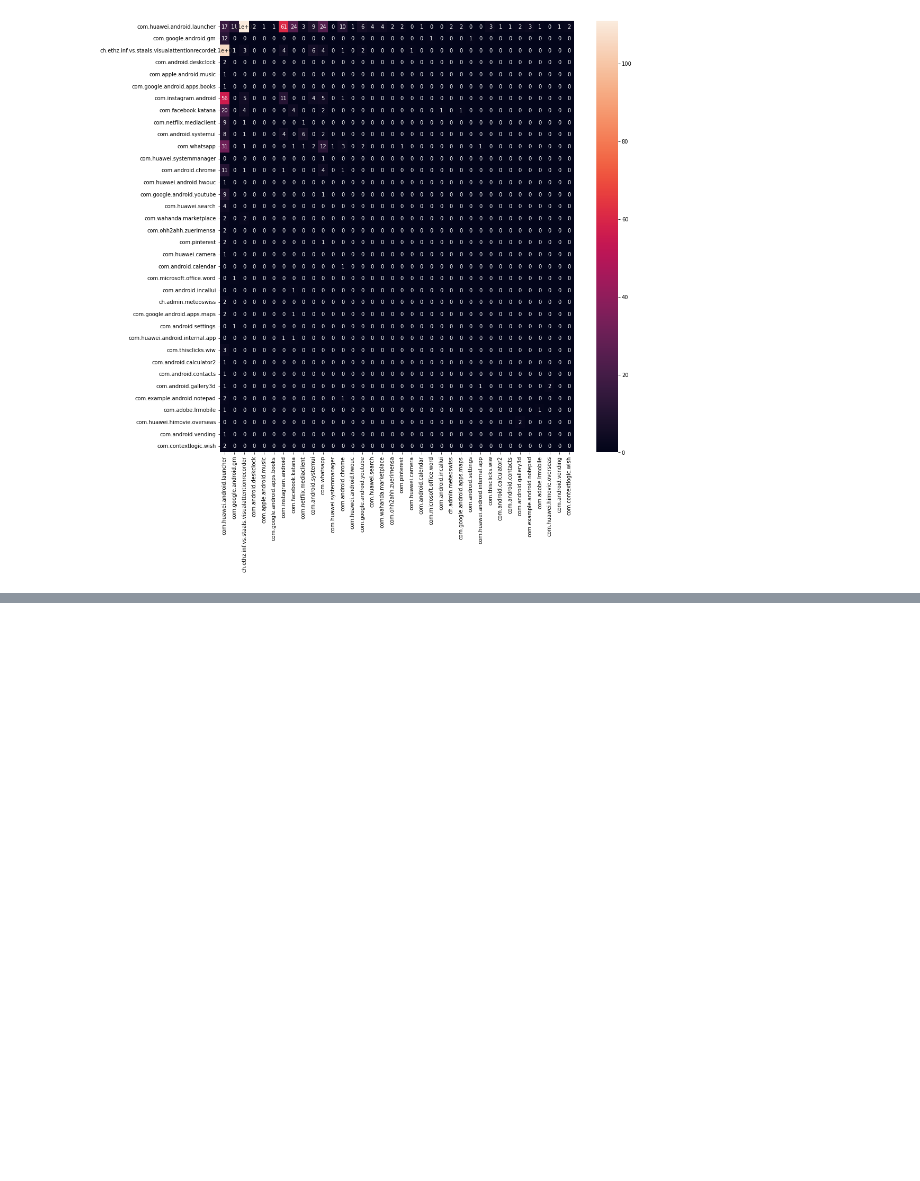
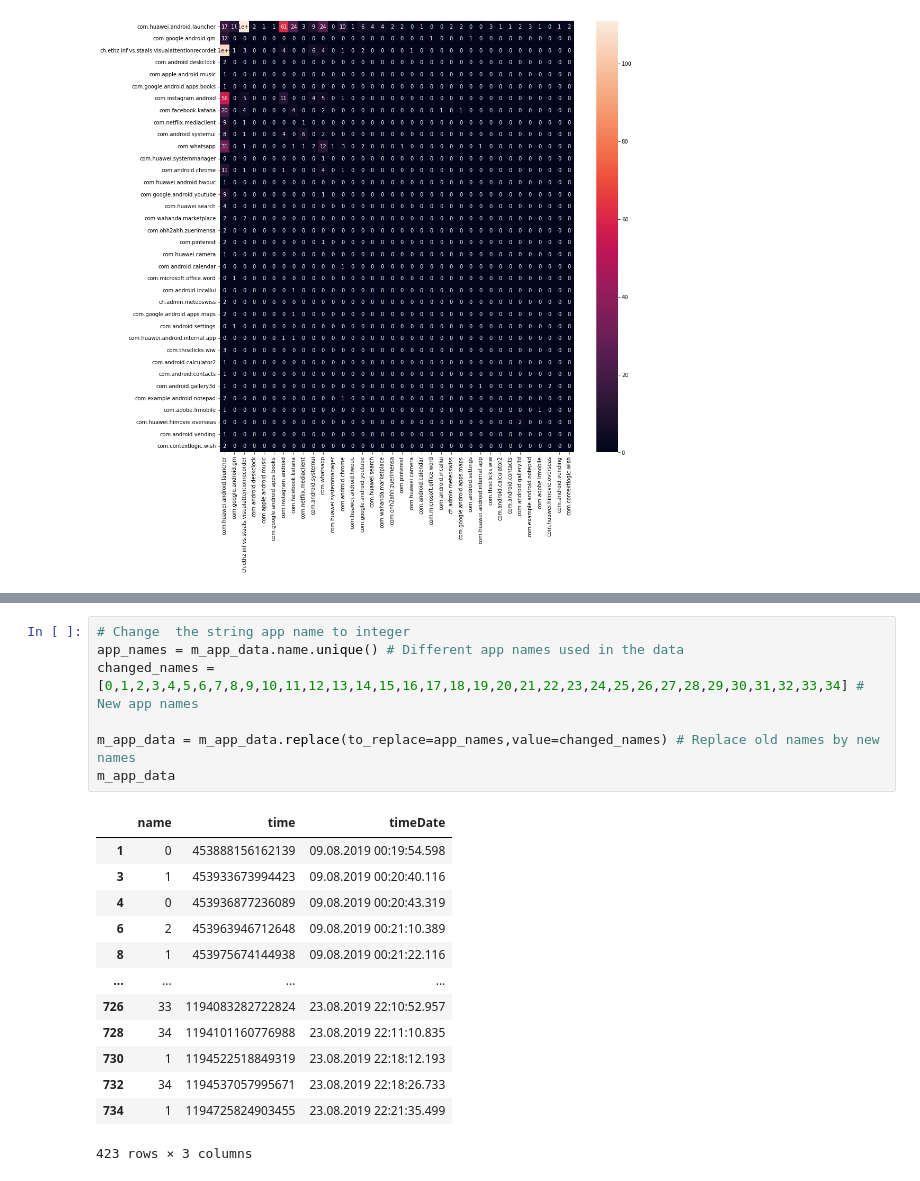
Before and after one commit to AbhishekKaushikCV/HCI, a Jupyter notebook: Transition_matrix_1.ipynb, the cells around one changed output, grey strips where cells are left out. Saved outputs shown, nothing was run; the diff lists cells and outputs as text; blank space fills up the shorter version.

```diff
--- a/Transition_matrix_1.ipynb
+++ b/Transition_matrix_1.ipynb
@@ -174,0 +179,21 @@ plt.savefig('10_apps_transition.png')
+# %%
+# Change  the string app name to integer
+app_names = m_app_data.name.unique() # Different app names used in the data
+changed_names = [0,1,2,3,4,5,6,7,8,9,10,11,12,13,14,15,16,17,18,19,20,21,22,23,24,25,26,27,28,29,30,31,32,33,34] # New app names
+
+m_app_data = m_app_data.replace(to_replace=app_names,value=changed_names) # Replace old names by new names
+m_app_data
+# %% [output]
+|  | name | time | timeDate |
+| 1 | 0 | 453888156162139 | 09.08.2019 00:19:54.598 |
+| 3 | 1 | 453933673994423 | 09.08.2019 00:20:40.116 |
+| 4 | 0 | 453936877236089 | 09.08.2019 00:20:43.319 |
+| 6 | 2 | 453963946712648 | 09.08.2019 00:21:10.389 |
+| 8 | 1 | 453975674144938 | 09.08.2019 00:21:22.116 |
+| ... | ... | ... | ... |
+| 726 | 33 | 1194083282722824 | 23.08.2019 22:10:52.957 |
+| 728 | 34 | 1194101160776988 | 23.08.2019 22:11:10.835 |
+| 730 | 1 | 1194522518849319 | 23.08.2019 22:18:12.193 |
+| 732 | 34 | 1194537057995671 | 23.08.2019 22:18:26.733 |
+| 734 | 1 | 1194725824903455 | 23.08.2019 22:21:35.499 |
+423 rows × 3 columns
```
Also changed, not shown: parts of 34 cells of this notebook.
